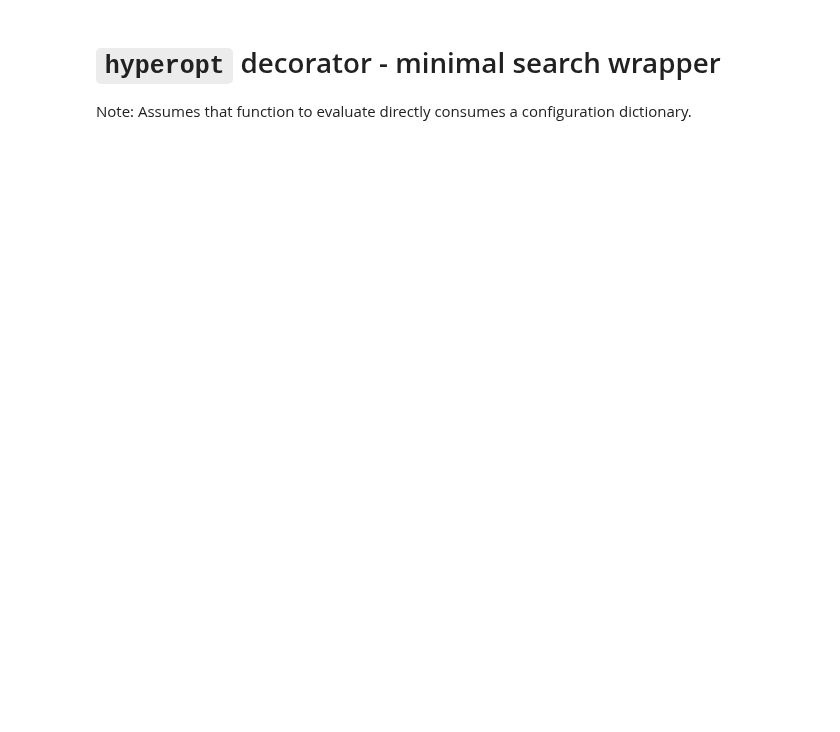
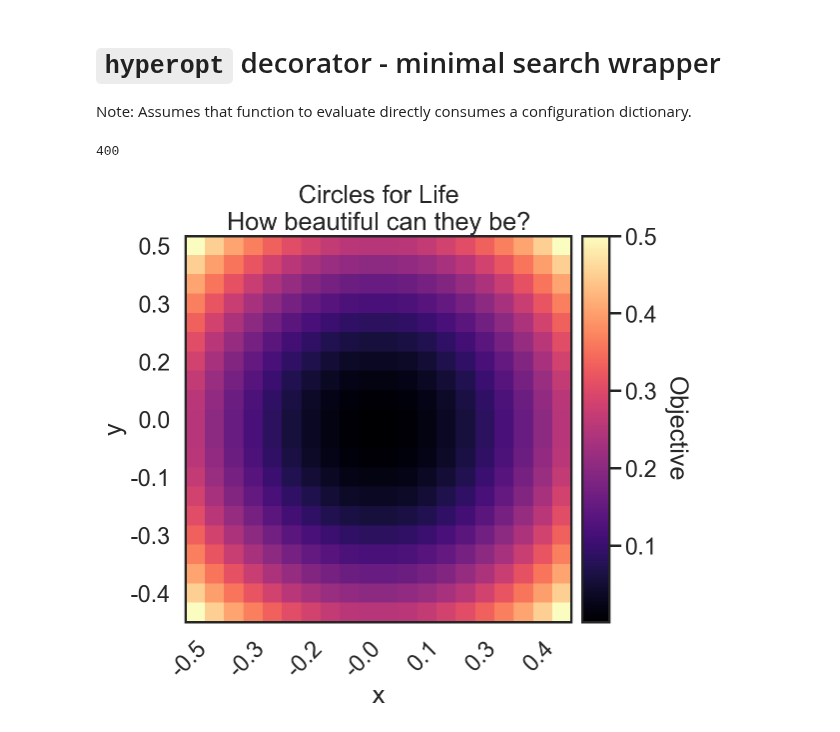
Before and after one commit to mle-infrastructure/mle-hyperopt, a Jupyter notebook: examples/getting_started.ipynb, the cells around one changed output. Saved outputs shown, nothing was run; the diff lists cells and outputs as text; code cells hidden in the pictures; blank space fills up the shorter version.

Commit message:
Grid plot + minimal space test

```diff
--- a/examples/getting_started.ipynb
+++ b/examples/getting_started.ipynb
@@ -256,14 +331,24 @@ Note: Assumes that function to evaluate directly consumes a configuration dictio
 from mle_hyperopt import hyperopt
 
 @hyperopt(strategy_type="grid",
-          num_search_iters=25,
-          real={"x": {"begin": 0., "end": 0.5, "bins": 5},
-                "y": {"begin": 0, "end": 0.5, "bins": 5}})
+          num_search_iters=400,
+          real={"x": {"begin": -0.5, "end": 0.5, "bins": 20},
+                "y": {"begin": -0.5, "end": 0.5, "bins": 20}})
 def circle_objective(config):
     distance = abs((config["x"] ** 2 + config["y"] ** 2))
     return distance
 
 strategy = circle_objective()
-strategy.log
+len(strategy)
+# %% [output]
+400
 # %%
-strategy.to_df()
+strategy.plot_grid(params_to_plot=["x", "y"],
+                   target_to_plot="objective",
+                   plot_title="Circles for Life",
+                   plot_subtitle="How beautiful can they be?",
+                   xy_labels= ["x", "y"],
+                   variable_name="Objective",
+                   every_nth_tick=3)
+# %% [output]
+[figure, added]
```
Also changed, not shown: parts of 15 cells of this notebook, 9 other files.
